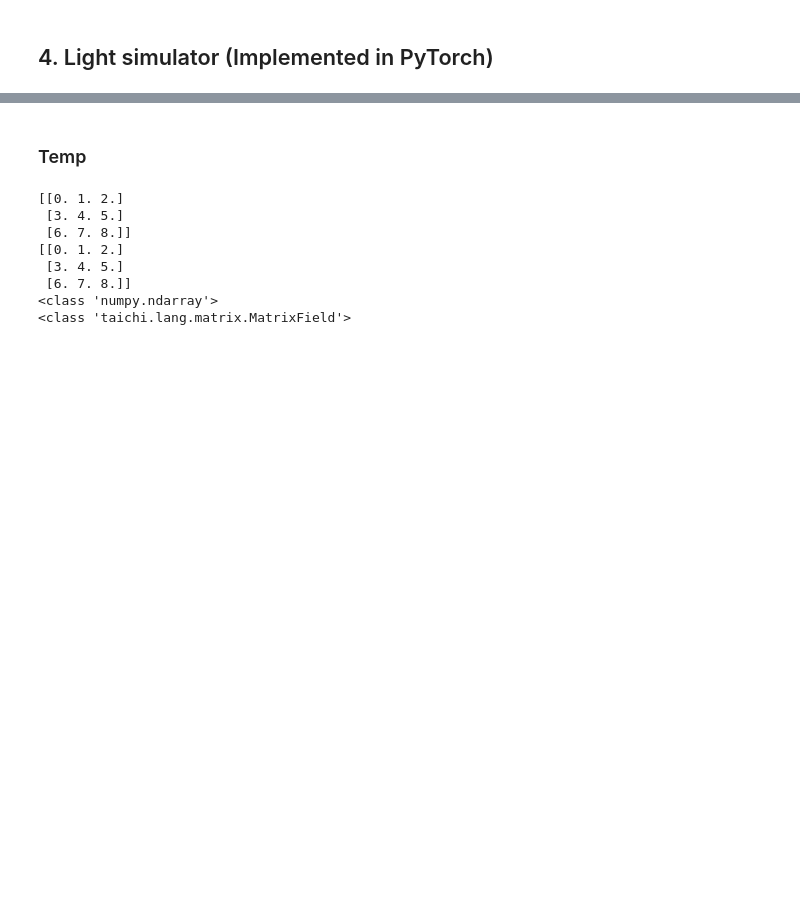
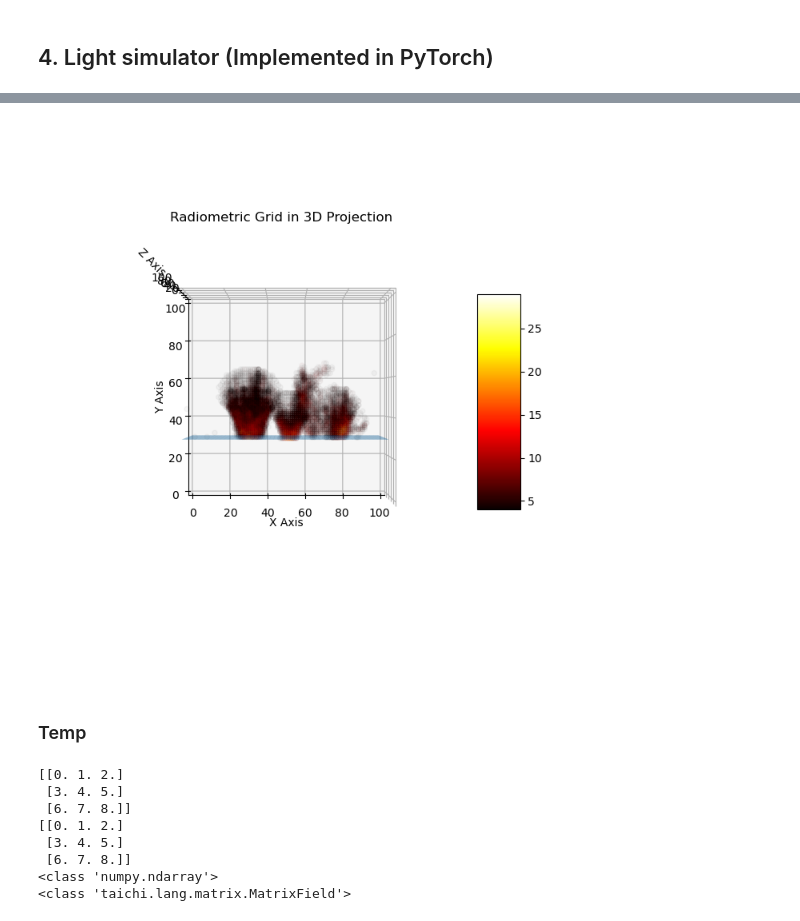
Before and after one commit to swirling-wind/Eikonal-Voxel-Rendering, a Jupyter notebook: main.ipynb, the cells around one changed output, grey strips where cells are left out. Drawn from its saved outputs; the diff is of its cells as text; code cells hidden in the pictures; blank space fills up the shorter version.

```diff
--- a/main.ipynb
+++ b/main.ipynb
@@ -278,3 +303,48 @@ show_propagation_results(wavefront_positions_list, wavefront_directions_list, sc
+# %%
+def show_radiometric_grid_3d_in_fixed_given_angle(radiometric_grid: torch.Tensor, threshold=3, only_above_floor=True):
+    from matplotlib.colors import Normalize
+    from matplotlib.cm import ScalarMappable
+
+    fig = plt.figure(figsize=(7, 7))
+    ax = fig.add_subplot(111, projection='3d')
+    ax.set_box_aspect([1, 1, 1])
+    ax.set_xlim(0, radiometric_grid.size(0))
+    ax.set_ylim(0, radiometric_grid.size(1))
+    ax.set_zlim(0, radiometric_grid.size(2))
+    ax.set_xlabel('X Axis')
+    ax.set_ylabel('Y Axis')
+    ax.set_zlabel('Z Axis')
+    ax.set_title('Radiometric Grid in 3D Projection')
+    ax.view_init(elev=90, azim=-90)
+
+    xx, zz = np.meshgrid(np.arange(NUM_X), np.arange(NUM_Z))
+    yy = np.ones_like(xx) * (-floor_height) * NUM_Y
+    ax.plot_surface(xx, yy, zz, alpha=0.5)
+
+    radiometric_grid_np = radiometric_grid.cpu().numpy()
+    x_points, y_points, z_points = np.where(radiometric_grid_np > threshold)
+
+    if only_above_floor:
+        above_floor_indices = np.where(y_points > -floor_height * NUM_Y)
+        radiometric_grid_filtered = radiometric_grid_np[x_points[above_floor_indices], y_points[above_floor_indices], z_points[above_floor_indices]]
+        x_points = x_points[above_floor_indices]
+        y_points = y_points[above_floor_indices]
+        z_points = z_points[above_floor_indices]
+    else:
+        radiometric_grid_filtered = radiometric_grid_np[x_points, y_points, z_points]
+
+    # Create a colormap
+    norm = Normalize(vmin=np.min(radiometric_grid_filtered), vmax=np.max(radiometric_grid_filtered))
+    mappable = ScalarMappable(norm=norm, cmap='hot')
+    mappable.set_array(radiometric_grid_filtered)
+
+    ax.scatter(x_points, y_points, z_points, c=radiometric_grid_filtered, cmap='hot', alpha=0.03)
+    fig.colorbar(mappable, ax=ax, shrink=0.5, aspect=5)  # Add colorbar
+    plt.show()
+
+show_radiometric_grid_3d_in_fixed_given_angle(irradiance_grid, threshold=3, only_above_floor=True)
+# %% [output]
+[figure, added]
 # %% [markdown]
 ### Temp
 # %%
```
Also changed, not shown: parts of 6 cells of this notebook.
